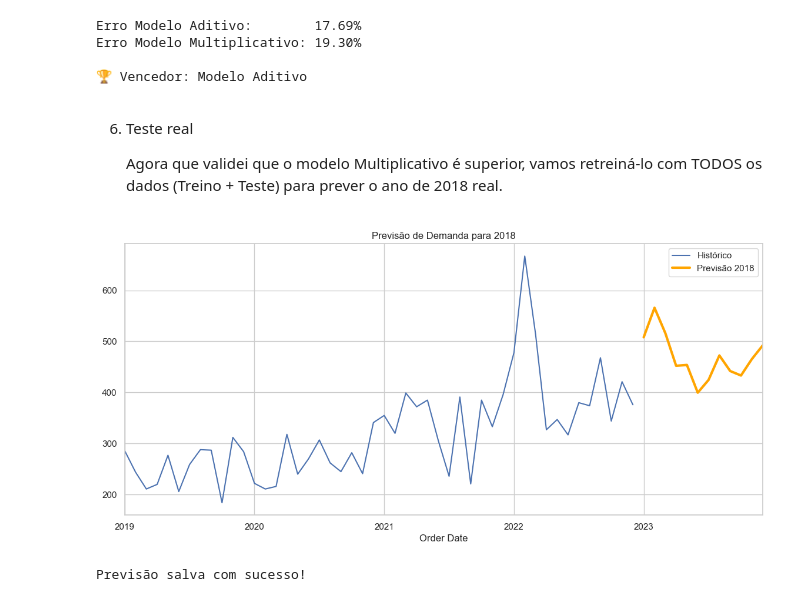
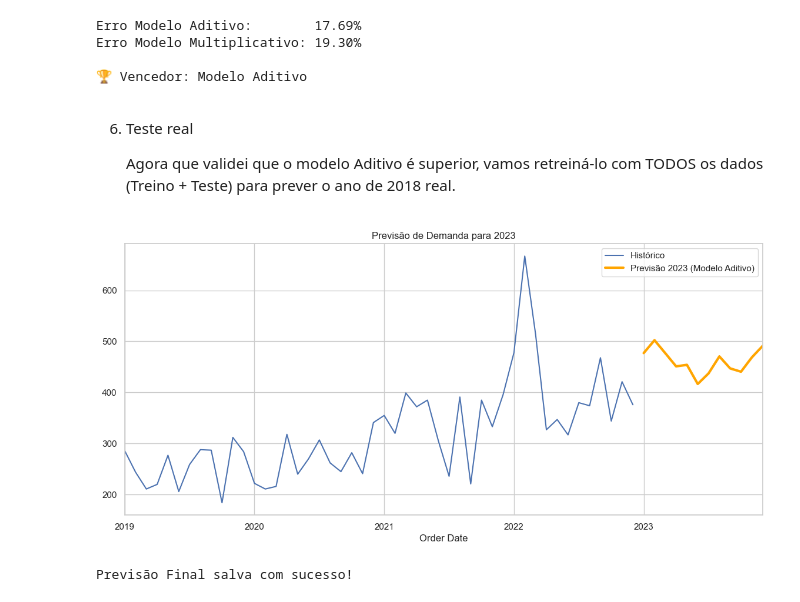
Before and after one commit to pedropaivasanrj-alt/Forecasting-de-Vendas, a Jupyter notebook: notebooks/3.0-modelagem.ipynb, the cells around one changed output. Cells and saved outputs as stored; diff of their text form; code cells hidden in the pictures.

```diff
--- a/notebooks/3.0-modelagem.ipynb
+++ b/notebooks/3.0-modelagem.ipynb
@@ -132,30 +132,29 @@ Erro Modelo Multiplicativo: 19.30%
 # %% [markdown]
 6. Teste real
 
-    Agora que validei que o modelo Multiplicativo é superior, vamos retreiná-lo com TODOS os dados (Treino + Teste) para prever o ano de 2018 real.
+    Agora que validei que o modelo Aditivo é superior, vamos retreiná-lo com TODOS os dados (Treino + Teste) para prever o ano de 2018 real.
 # %%
 # Treinando com o dataset COMPLETO (até a última data disponível)
 modelo_final = ExponentialSmoothing(
     df['Quantity'],
     trend='add',
-    seasonal='mul',
+    seasonal='add',  # <--- MUDAMOS AQUI PARA O VENCEDOR
     seasonal_periods=12
 ).fit()
 
 # Prevendo 12 meses para frente (2018)
 forecast_2018 = modelo_final.forecast(steps=12)
 
-# Plotando apenas o resultado final
+# Plotando e Exportando
 fig, ax = plt.subplots(figsize=(14, 6))
 df['Quantity'].plot(ax=ax, label='Histórico')
-forecast_2018.plot(ax=ax, label='Previsão 2018', color='orange', linewidth=3)
-plt.title('Previsão de Demanda para 2018')
+forecast_2018.plot(ax=ax, label='Previsão 2023 (Modelo Aditivo)', color='orange', linewidth=3)
+plt.title('Previsão de Demanda para 2023')
 plt.legend()
 plt.show()
 
-# Exportando para entregar ao "Gestor"
 forecast_2018.to_csv('../data/previsao_2018.csv')
-print("Previsão salva com sucesso!")
+print("Previsão Final salva com sucesso!")
 # %% [output]
-[figure, old version]
+[figure, new version]
-Previsão salva com sucesso!
+Previsão Final salva com sucesso!
```
Also changed, not shown: 1 other file.
